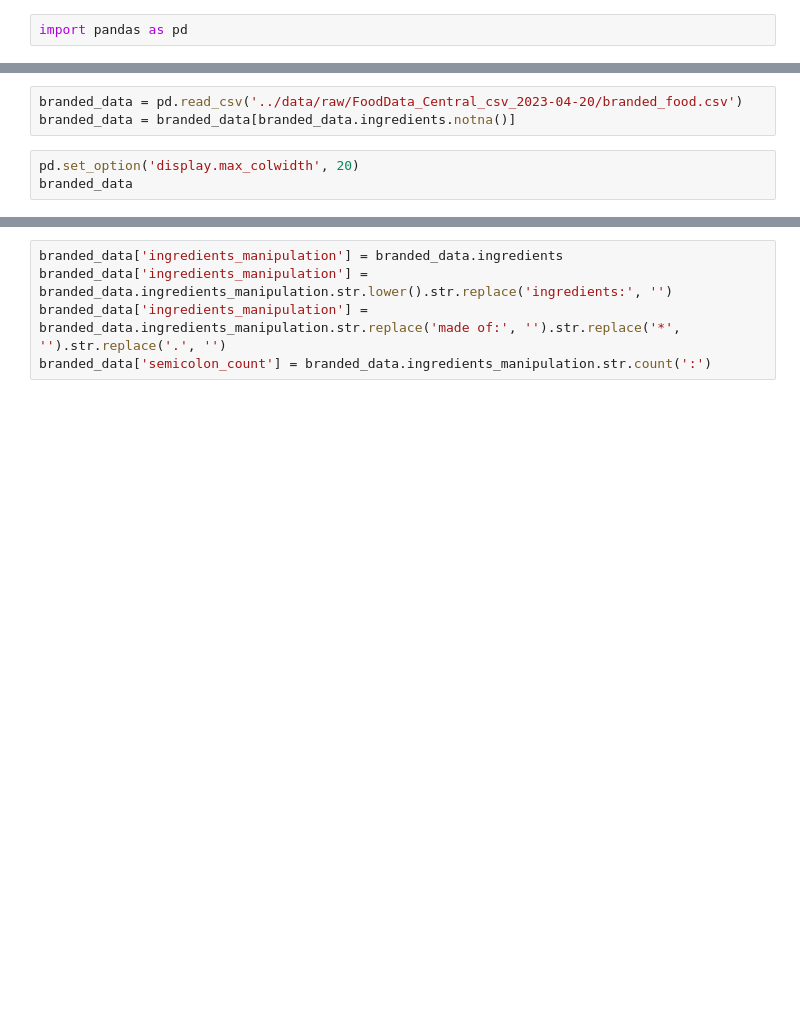
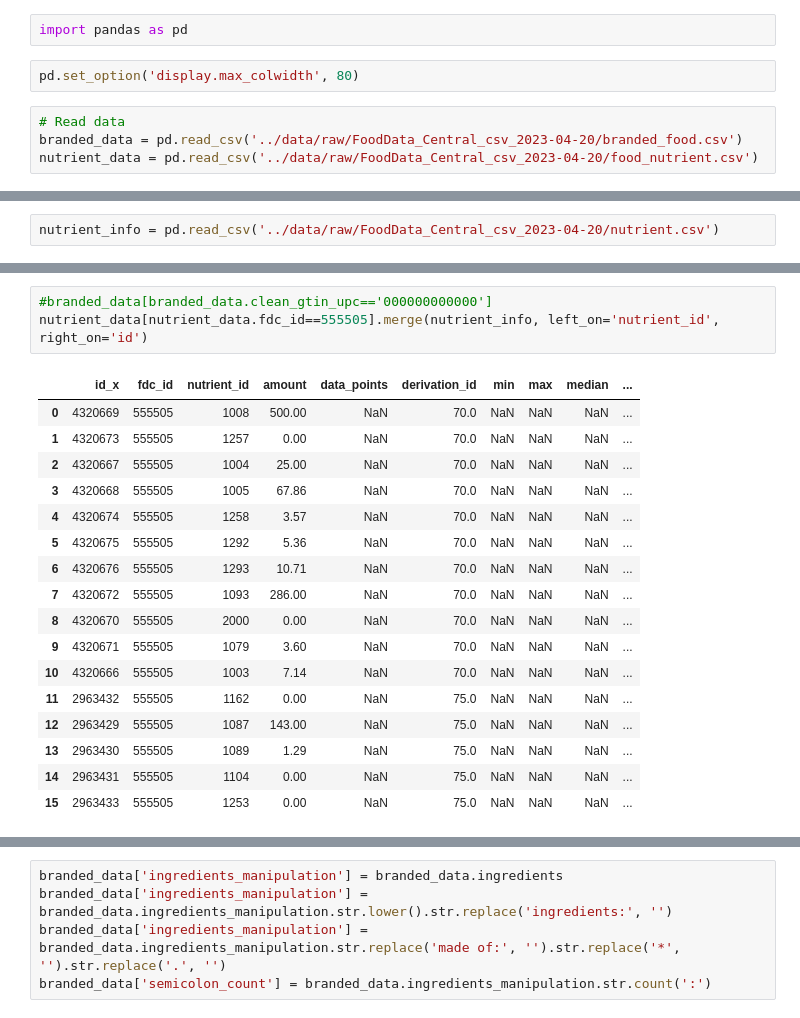
Before and after one commit to dhdzmota/ingenieria_en_alimentos, a Jupyter notebook: ai_in_food/notebooks/3-DHM-USDA_branded_food.ipynb, the cells around one changed output, grey strips where cells are left out. Drawn from its saved outputs; the diff is of its cells as text; blank space fills up the shorter version.

```diff
--- a/ai_in_food/notebooks/3-DHM-USDA_branded_food.ipynb
+++ b/ai_in_food/notebooks/3-DHM-USDA_branded_food.ipynb
@@ -1,2 +1,8 @@
 # %%
 import pandas as pd
+# %%
+pd.set_option('display.max_colwidth', 80)
+# %%
+# Read data
+branded_data = pd.read_csv('../data/raw/FoodData_Central_csv_2023-04-20/branded_food.csv')
+nutrient_data = pd.read_csv('../data/raw/FoodData_Central_csv_2023-04-20/food_nutrient.csv')
@@ -3,6 +25,2 @@ import pandas as pd
 # %%
-branded_data = pd.read_csv('../data/raw/FoodData_Central_csv_2023-04-20/branded_food.csv')
-branded_data = branded_data[branded_data.ingredients.notna()]
+nutrient_info = pd.read_csv('../data/raw/FoodData_Central_csv_2023-04-20/nutrient.csv')
-# %%
-pd.set_option('display.max_colwidth', 20)
-branded_data
@@ -24,0 +69,21 @@ branded_data = branded_data[['fdc_id', 'brand_name', 'gtin_upc', 'branded_food_c
+# %%
+#branded_data[branded_data.clean_gtin_upc=='000000000000']
+nutrient_data[nutrient_data.fdc_id==555505].merge(nutrient_info, left_on='nutrient_id', right_on='id')
+# %% [output]
+|  | id_x | fdc_id | nutrient_id | amount | data_points | derivation_id | min | max | median | ... |
+| 0 | 4320669 | 555505 | 1008 | 500.00 | NaN | 70.0 | NaN | NaN | NaN | ... |
+| 1 | 4320673 | 555505 | 1257 | 0.00 | NaN | 70.0 | NaN | NaN | NaN | ... |
+| 2 | 4320667 | 555505 | 1004 | 25.00 | NaN | 70.0 | NaN | NaN | NaN | ... |
+| 3 | 4320668 | 555505 | 1005 | 67.86 | NaN | 70.0 | NaN | NaN | NaN | ... |
+| 4 | 4320674 | 555505 | 1258 | 3.57 | NaN | 70.0 | NaN | NaN | NaN | ... |
+| 5 | 4320675 | 555505 | 1292 | 5.36 | NaN | 70.0 | NaN | NaN | NaN | ... |
+| 6 | 4320676 | 555505 | 1293 | 10.71 | NaN | 70.0 | NaN | NaN | NaN | ... |
+| 7 | 4320672 | 555505 | 1093 | 286.00 | NaN | 70.0 | NaN | NaN | NaN | ... |
+| 8 | 4320670 | 555505 | 2000 | 0.00 | NaN | 70.0 | NaN | NaN | NaN | ... |
+| 9 | 4320671 | 555505 | 1079 | 3.60 | NaN | 70.0 | NaN | NaN | NaN | ... |
+| 10 | 4320666 | 555505 | 1003 | 7.14 | NaN | 70.0 | NaN | NaN | NaN | ... |
+| 11 | 2963432 | 555505 | 1162 | 0.00 | NaN | 75.0 | NaN | NaN | NaN | ... |
+| 12 | 2963429 | 555505 | 1087 | 143.00 | NaN | 75.0 | NaN | NaN | NaN | ... |
+| 13 | 2963430 | 555505 | 1089 | 1.29 | NaN | 75.0 | NaN | NaN | NaN | ... |
+| 14 | 2963431 | 555505 | 1104 | 0.00 | NaN | 75.0 | NaN | NaN | NaN | ... |
+| 15 | 2963433 | 555505 | 1253 | 0.00 | NaN | 75.0 | NaN | NaN | NaN | ... |
```
Also changed, not shown: parts of 8 cells of this notebook, 18 other files.
